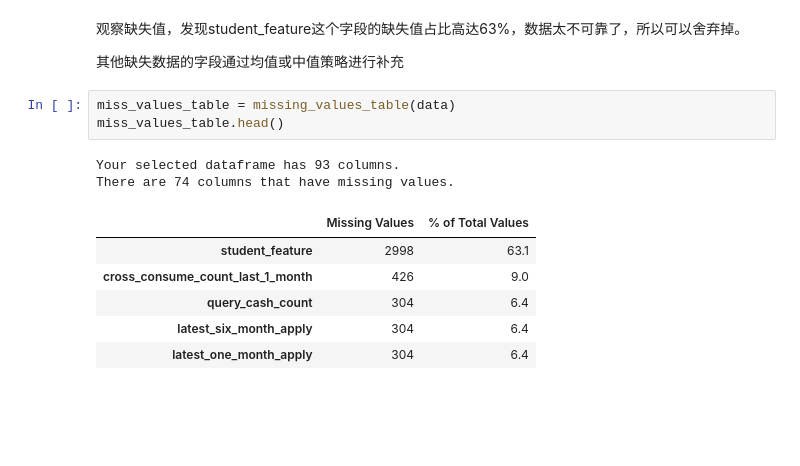
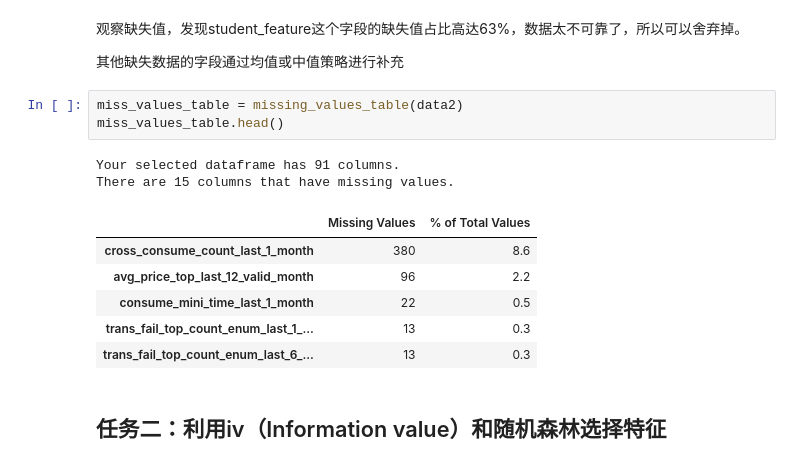
Before and after one commit to changeyb/datawhale, a Jupyter notebook: dataMining/Datawhale_数据挖掘.ipynb, the cells around one changed output. Cells and saved outputs as stored; diff of their text form; blank space fills up the shorter version.

```diff
--- a/dataMining/Datawhale_数据挖掘.ipynb
+++ b/dataMining/Datawhale_数据挖掘.ipynb
@@ -300,14 +289,16 @@ def missing_values_table(df):
 
 其他缺失数据的字段通过均值或中值策略进行补充
 # %%
-miss_values_table = missing_values_table(data)
+miss_values_table = missing_values_table(data2)
 miss_values_table.head()
 # %% [output]
-Your selected dataframe has 93 columns.
-There are 74 columns that have missing values.
+Your selected dataframe has 91 columns.
+There are 15 columns that have missing values.
 |  | Missing Values | % of Total Values |
-| student_feature | 2998 | 63.1 |
-| cross_consume_count_last_1_month | 426 | 9.0 |
-| query_cash_count | 304 | 6.4 |
-| latest_six_month_apply | 304 | 6.4 |
-| latest_one_month_apply | 304 | 6.4 |
+| cross_consume_count_last_1_month | 380 | 8.6 |
+| avg_price_top_last_12_valid_month | 96 | 2.2 |
+| consume_mini_time_last_1_month | 22 | 0.5 |
+| trans_fail_top_count_enum_last_1_... | 13 | 0.3 |
+| trans_fail_top_count_enum_last_6_... | 13 | 0.3 |
+# %% [markdown]
+## 任务二：利用iv（Information value）和随机森林选择特征
```
Also changed, not shown: parts of 14 cells of this notebook.
